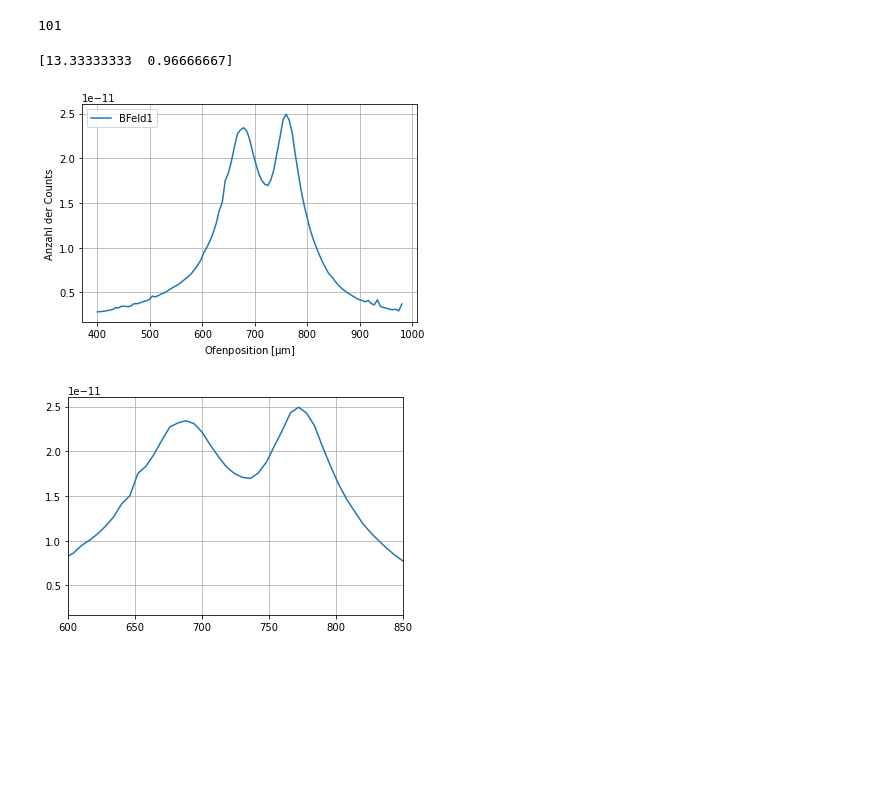
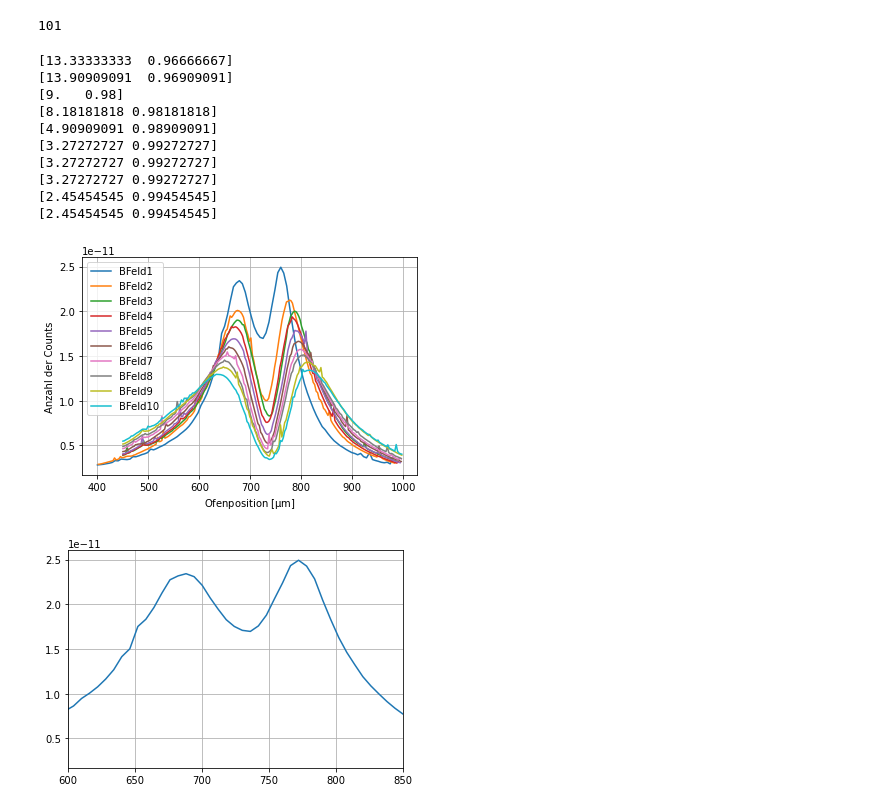
Before and after one commit to CaptainNikon/A2-, a Jupyter notebook: Auswertung.ipynb, the cells around one changed output. Cells and saved outputs as stored; diff of their text form; code cells hidden in the pictures; blank space fills up the shorter version.

```diff
--- a/Auswertung.ipynb
+++ b/Auswertung.ipynb
@@ -25,7 +25,7 @@ bf9  = np.array(np.genfromtxt((conv(x) for x in open("bfieldmeasures/bfield9")),
 bf10 = np.array(np.genfromtxt((conv(x) for x in open("bfieldmeasures/bfield10")), delimiter ="\t", skip_header = 3))
 bf11 = np.array(np.genfromtxt((conv(x) for x in open("bfieldmeasures/bfield11")), delimiter ="\t", skip_header = 3))
 
-bfields = [bf1,bf2,bf3,bf4,bf5,bf6,bf7,bf8,bf9,bf10,bf11]
+bfields = [bf1,bf3,bf4,bf5,bf6,bf7,bf8,bf9,bf10,bf11]
 
 a=1
 xer = (a)/(2 * np.sqrt(3))
@@ -38,23 +38,34 @@ print(len(u_ges))
 # %% [output]
 101
 # %%
-xcalib = [(400,1000),(400,1000),(450,1000),(450,1000),(450,1000),(450,1000),(450,1000),(450,1000),(450,1000),(450,1000),(450,1000)]
-ycalib = [(400,980),(400,985),(450,983),(450,989),(450,990),(450,994),(450,996),(450,996),(450,996),(450,997),(450,997)]
+xcalib = [(400,1000),(450,1000),(450,1000),(450,1000),(450,1000),(450,1000),(450,1000),(450,1000),(450,1000),(450,1000)]
+ycalib = [(400,980),(450,983),(450,989),(450,990),(450,994),(450,996),(450,996),(450,996),(450,997),(450,997)]
 
 def linear(m,b,x):
     return m*x+b
 
-for  i in range(len(xcalib)-10):
+bcalibrated =[]
+for  i in range(len(xcalib)):
     popt,cov = curve_fit(linear,xcalib[i],ycalib[i])
     print(popt)
+    bcalibrated.append(popt[1]*bfields[i][:,0]+popt[0])
     plt.plot(popt[1]*bfields[i][:,0]+popt[0],bfields[i][:,1],label="BFeld"+str(i+1))
     plt.xlabel(r"Ofenposition [$\mathrm{\mu m}$]")
     plt.ylabel(r"Anzahl der Counts")
     plt.legend(loc=2)
     plt.grid(True)
 # %% [output]
 [13.33333333  0.96666667]
+[13.90909091  0.96909091]
+[9.   0.98]
+[8.18181818 0.98181818]
+[4.90909091 0.98909091]
+[3.27272727 0.99272727]
+[3.27272727 0.99272727]
+[3.27272727 0.99272727]
+[2.45454545 0.99454545]
+[2.45454545 0.99454545]
-[figure, old version]
+[figure, new version]
 # %%
 def doublegaussian(x: np.ndarray,
     a: float, mu1: float, sigma1: float,
```
Also changed, not shown: parts of 3 cells of this notebook, 1 other file.
